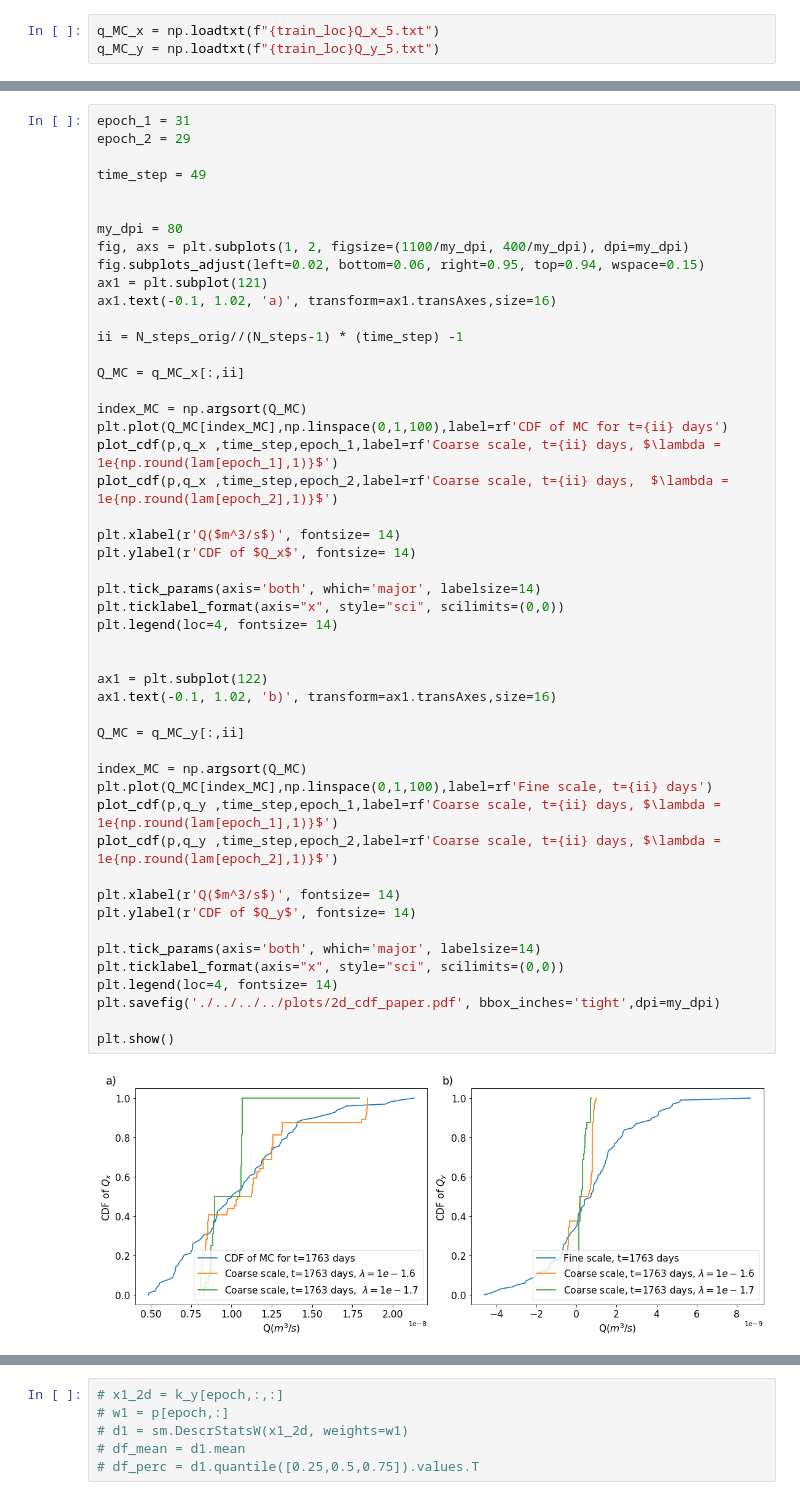
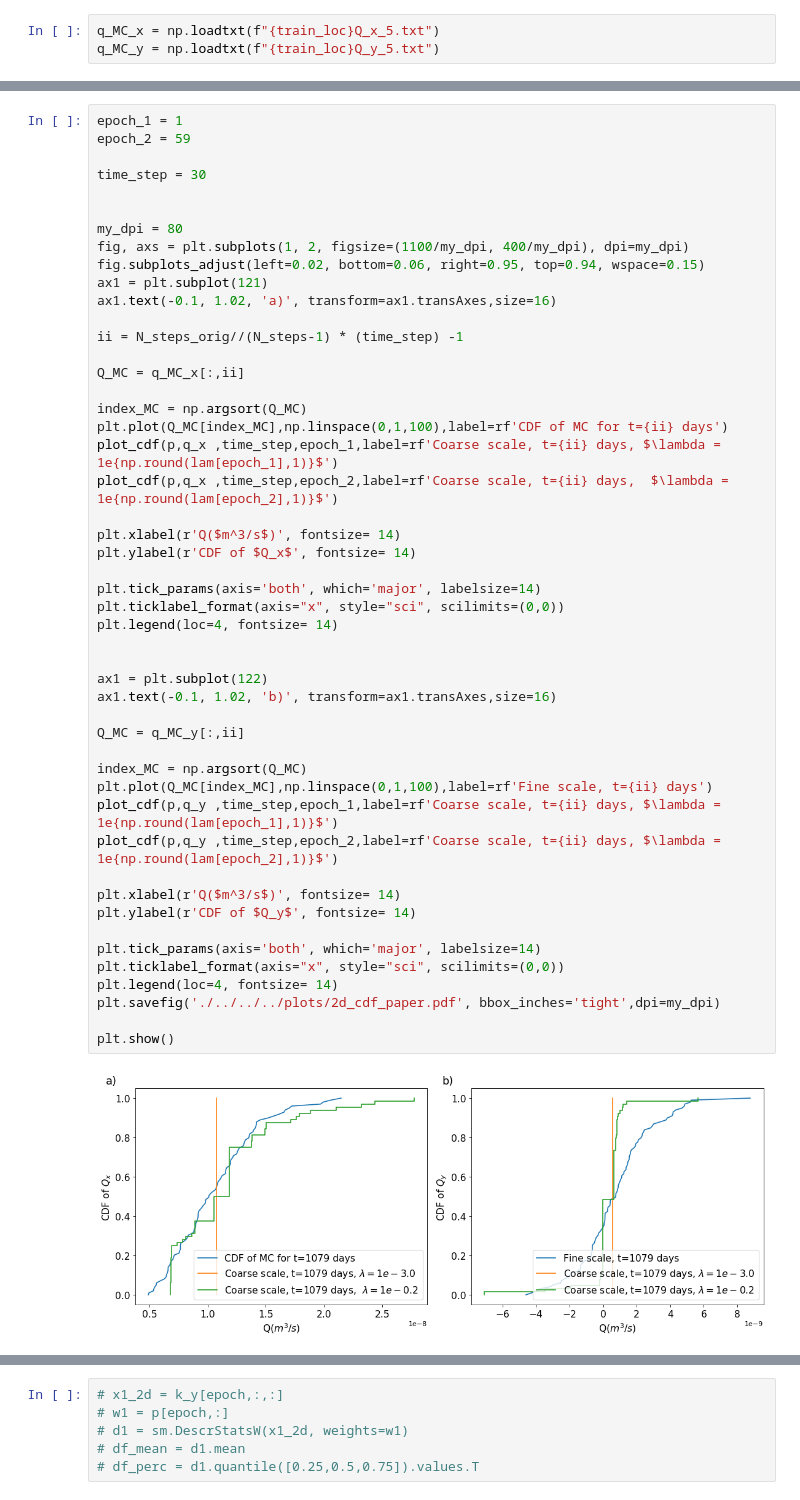
Before and after one commit to dbelivanis/Information-Theory-2, a Jupyter notebook: Optimization/check.ipynb, the cells around one changed output, grey strips where cells are left out. Saved outputs shown, nothing was run; the diff lists cells and outputs as text.

```diff
--- a/Optimization/check.ipynb
+++ b/Optimization/check.ipynb
@@ -159,8 +157,8 @@ array([5.81309372e-06, 2.90371042e-05, 5.16006483e-06, 2.04715388e-05,
 # %%
-epoch_1 = 31
-epoch_2 = 29
+epoch_1 = 1
+epoch_2 = 59
 
-time_step = 49
+time_step = 30
 
 
 my_dpi = 80
@@ -179,31 +177,31 @@ plot_cdf(p,q_x ,time_step,epoch_1,label=rf'Coarse scale, t={ii} days, $\lambda =
 plot_cdf(p,q_x ,time_step,epoch_2,label=rf'Coarse scale, t={ii} days,  $\lambda = 1e{np.round(lam[epoch_2],1)}$')
 
 plt.xlabel(r'Q($m^3/s$)', fontsize= 14)
 plt.ylabel(r'CDF of $Q_x$', fontsize= 14)
 
 plt.tick_params(axis='both', which='major', labelsize=14)
 plt.ticklabel_format(axis="x", style="sci", scilimits=(0,0))
 plt.legend(loc=4, fontsize= 14)
 
 
 ax1 = plt.subplot(122)
 ax1.text(-0.1, 1.02, 'b)', transform=ax1.transAxes,size=16)
 
 Q_MC = q_MC_y[:,ii]
 
 index_MC = np.argsort(Q_MC)
 plt.plot(Q_MC[index_MC],np.linspace(0,1,100),label=rf'Fine scale, t={ii} days')
 plot_cdf(p,q_y ,time_step,epoch_1,label=rf'Coarse scale, t={ii} days, $\lambda = 1e{np.round(lam[epoch_1],1)}$')
 plot_cdf(p,q_y ,time_step,epoch_2,label=rf'Coarse scale, t={ii} days, $\lambda = 1e{np.round(lam[epoch_2],1)}$')
 
 plt.xlabel(r'Q($m^3/s$)', fontsize= 14)
 plt.ylabel(r'CDF of $Q_y$', fontsize= 14)
 
 plt.tick_params(axis='both', which='major', labelsize=14)
 plt.ticklabel_format(axis="x", style="sci", scilimits=(0,0))
 plt.legend(loc=4, fontsize= 14)
 plt.savefig('./../../../plots/2d_cdf_paper.pdf', bbox_inches='tight',dpi=my_dpi)
 
 plt.show()
 # %% [output]
-[figure, old version]
+[figure, new version]
```
Also changed, not shown: parts of 16 cells of this notebook, 5 other files.
